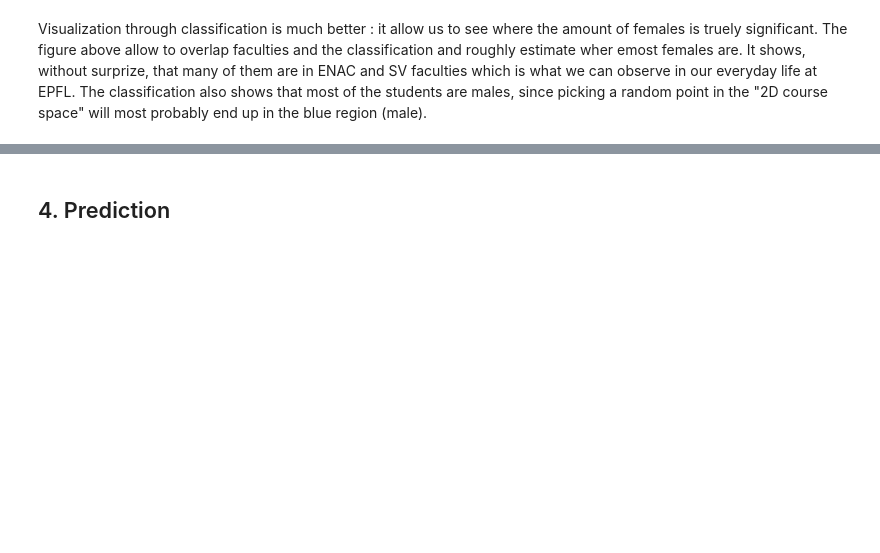
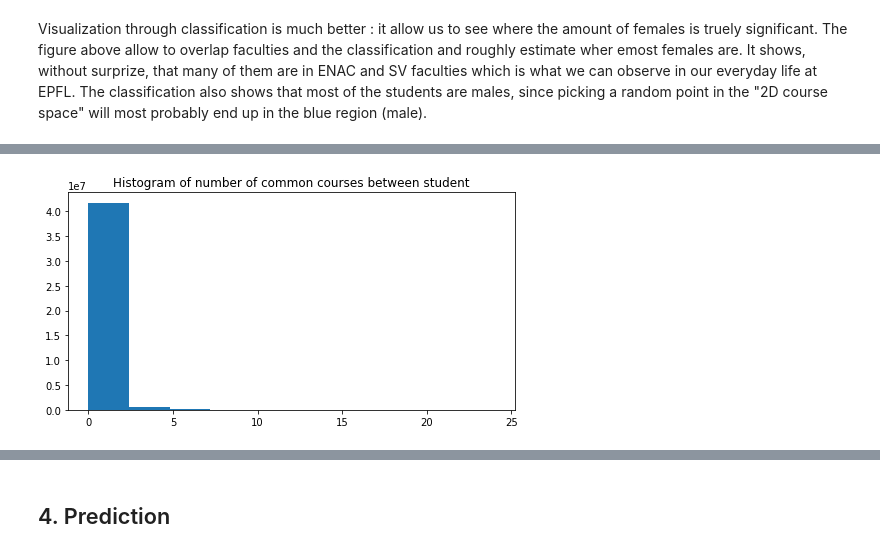
Before and after one commit to jm-x-1/NTDS_2019_PROJECT_TEAM_1, a Jupyter notebook: Source/team_1_main.ipynb, the cells around one changed output, grey strips where cells are left out. Drawn from its saved outputs; the diff is of its cells as text; code cells hidden in the pictures; blank space fills up the shorter version.

```diff
--- a/Source/team_1_main.ipynb
+++ b/Source/team_1_main.ipynb
@@ -522,0 +572,6 @@ Visualization through classification is much better : it allow us to see where t
+# %%
+plt.figure(1, figsize=(8, 4))
+plt.title("Histogram of number of common courses between student")
+plt.hist(A_students.flatten());
+# %% [output]
+[figure, added]
```
Also changed, not shown: parts of 29 cells of this notebook, 6 other files.
